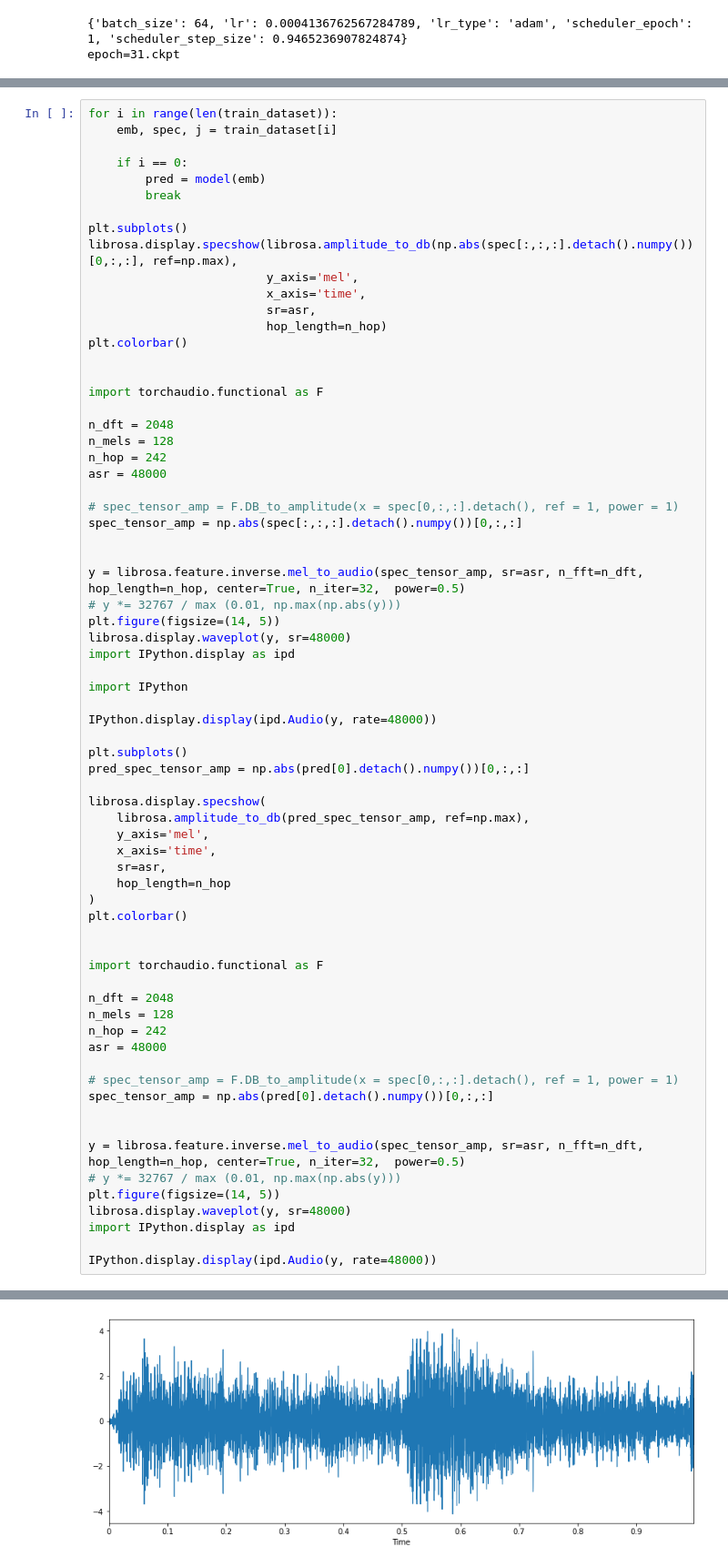
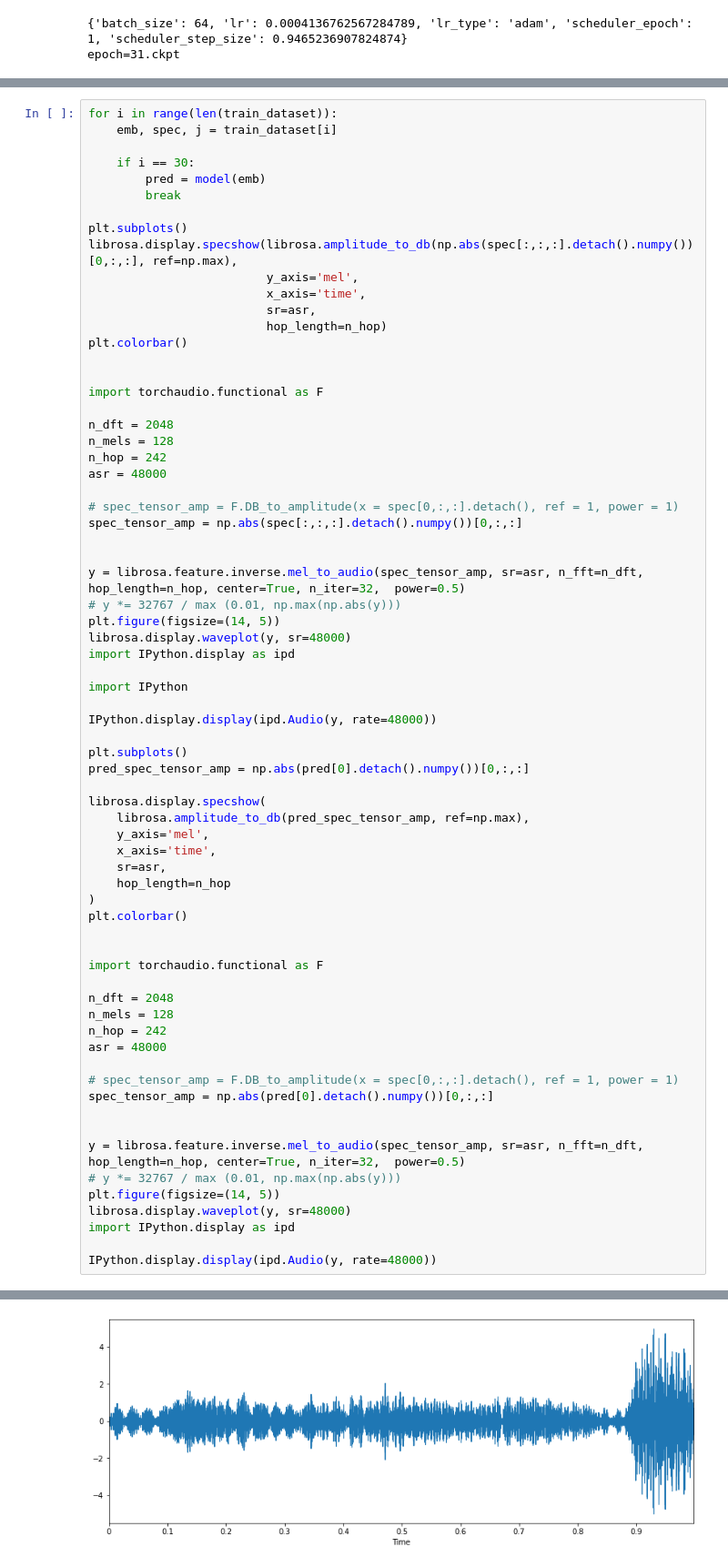
Before and after one commit to Param9498/non-invertible-audio-feature-generation, a Jupyter notebook: development/param/openl3_openmic/inversion_models/test.ipynb, the cells around one changed output, grey strips where cells are left out. Shown at 91% size. Drawn from its saved outputs; the diff is of its cells as text.

```diff
--- a/development/param/openl3_openmic/inversion_models/test.ipynb
+++ b/development/param/openl3_openmic/inversion_models/test.ipynb
@@ -196,7 +196,7 @@ IPython.display.display(ipd.Audio(y, rate=48000))
 for i in range(len(train_dataset)):
     emb, spec, j = train_dataset[i]
 
-    if i == 0:
+    if i == 30:
         pred = model(emb)
         break
 
@@ -268 +268 @@ IPython.display.display(ipd.Audio(y, rate=48000))
-[figure, old version]
+[figure, new version]
```
Also changed, not shown: parts of 3 cells of this notebook, 12 other files.
